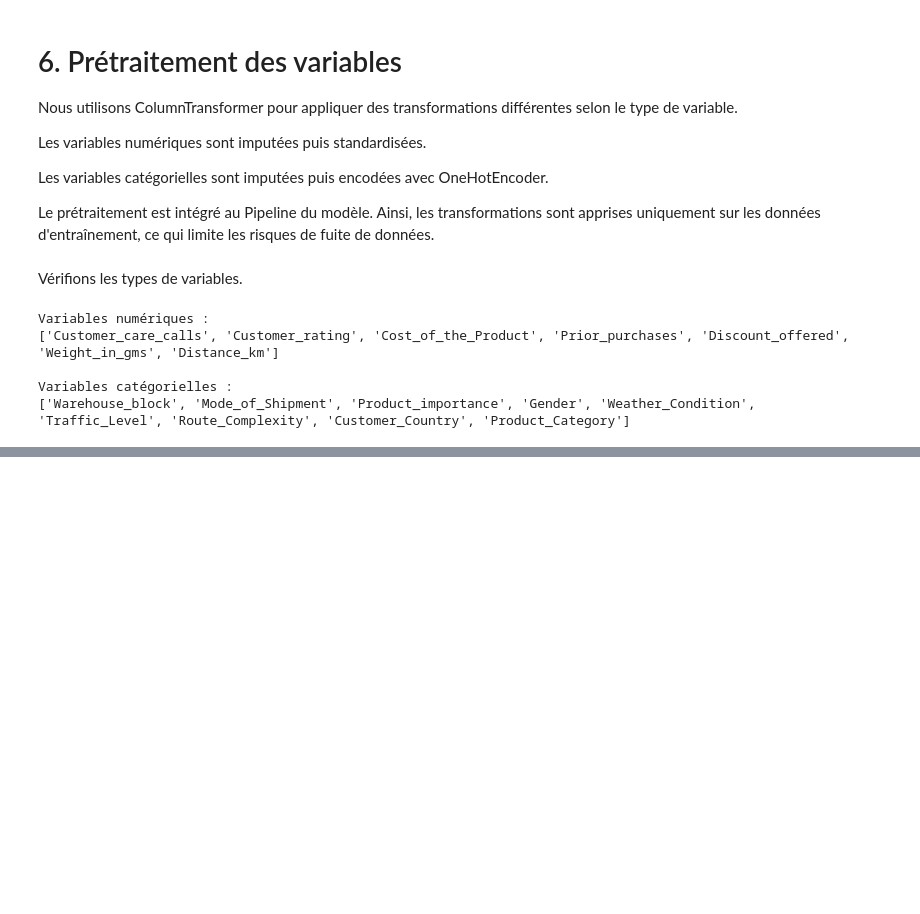
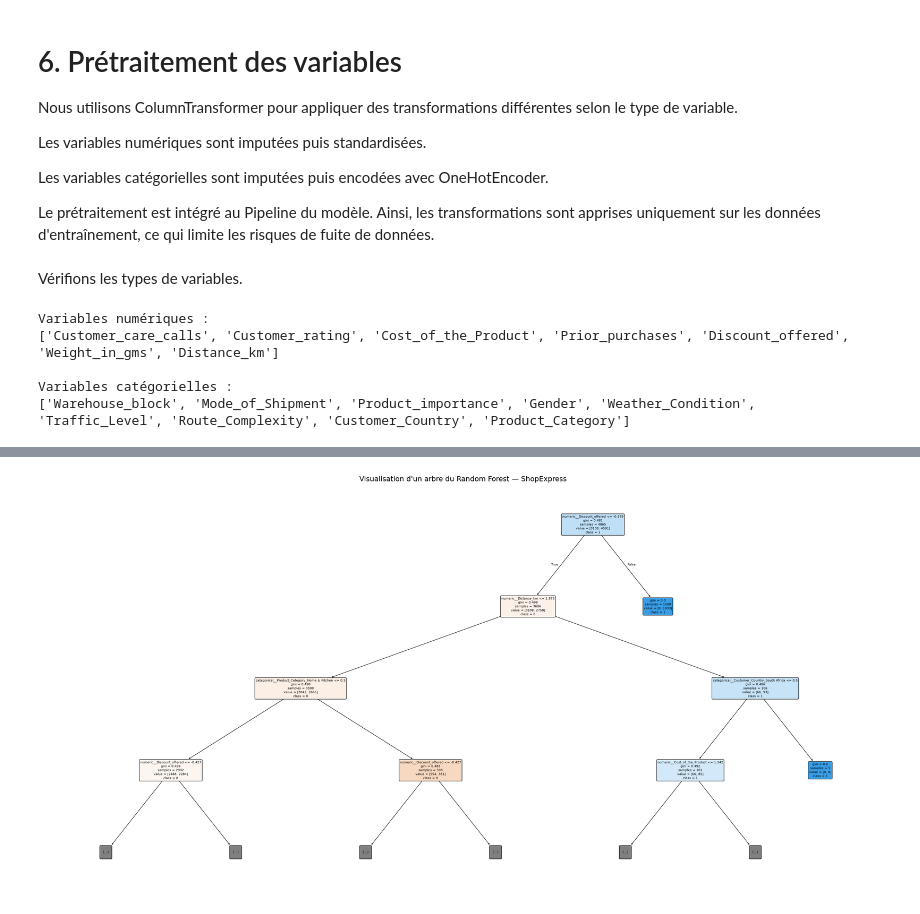
Before and after one commit to nadiagouroubera40-debug/Delais_de_Livraison, a Jupyter notebook: livraison.ipynb, the cells around one changed output, grey strips where cells are left out. Saved outputs shown, nothing was run; the diff lists cells and outputs as text; code cells hidden in the pictures; blank space fills up the shorter version.

```diff
--- a/livraison.ipynb
+++ b/livraison.ipynb
@@ -786,0 +911,36 @@ Variables catégorielles :
+# %%
+# ============================================================
+# VISUALISATION D'UN ARBRE DU RANDOM FOREST
+# ============================================================
+
+from sklearn.tree import plot_tree
+import matplotlib.pyplot as plt
+
+# Récupérer le préprocesseur et le modèle
+rf_preprocessor = random_forest_model.named_steps["preprocessor"]
+random_forest = random_forest_model.named_steps["model"]
+
+# Récupérer les noms des variables après prétraitement
+rf_feature_names = rf_preprocessor.get_feature_names_out()
+
+# Sélectionner le premier arbre de la forêt
+one_tree = random_forest.estimators_[0]
+
+# Tracer l'arbre
+plt.figure(figsize=(30, 15))
+
+plot_tree(
+    one_tree,
+    feature_names=rf_feature_names,
+    class_names=[str(c) for c in random_forest.classes_],
+    filled=True,
+    rounded=True,
+    max_depth=3,
+    fontsize=8
+)
+
+plt.title("Visualisation d'un arbre du Random Forest — ShopExpress", fontsize=18)
+plt.tight_layout()
+plt.show()
+# %% [output]
+[figure, added]
```
Also changed, not shown: parts of 16 cells of this notebook.
